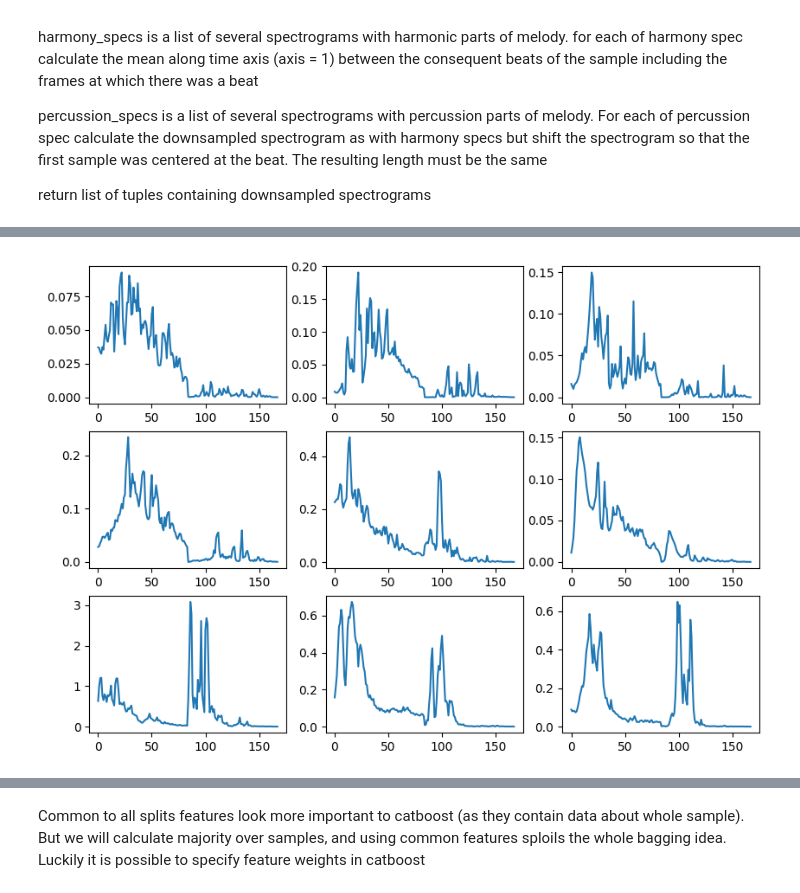
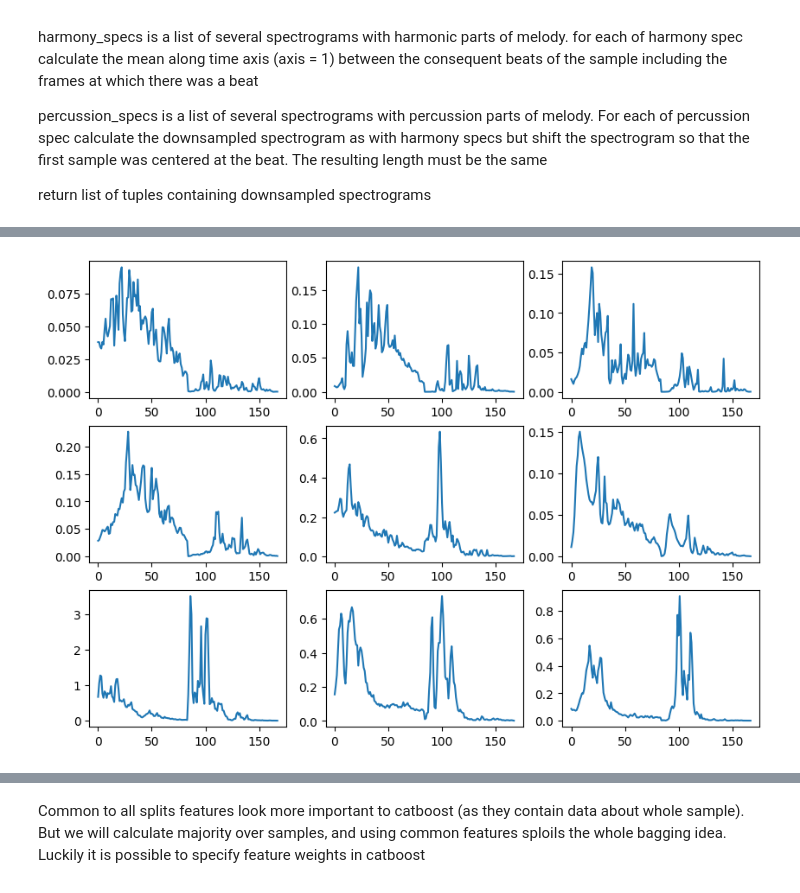
Before and after one commit to dmitrysluch/ariel-tds-music-genre, a Jupyter notebook: genre_detenction_ext.ipynb, the cells around one changed output, grey strips where cells are left out. Drawn from its saved outputs; the diff is of its cells as text; code cells hidden in the pictures.

```diff
--- a/genre_detenction_ext.ipynb
+++ b/genre_detenction_ext.ipynb
@@ -682,16 +687,16 @@ pd.DataFrame(
 # %%
 # It looks like the one of the most important features are high frequencies of drums, which is the last thing I expected. Lets check pictures:
 s_y = E_train.get_features(['s_y'])[:, 0]
 jazz_idx = np.where(s_y == 'jazz')[0][:3]
 rock_idx = np.where(s_y == 'rock')[0][:3]
 hip_hop_idx = np.where(s_y == 'hiphop')[0][:3]
 
 plt.figure().set_size_inches(10, 7)
 for pos, idx in enumerate(np.hstack([jazz_idx, rock_idx, hip_hop_idx])):
     plt.subplot(3, 3, pos + 1)
-    plt.plot(E_train.features['percussive_freq_stats'][idx])
+    plt.plot(E_train.features['percussive_per_freq_stats'][idx])
 # %% [output]
-[figure, old version]
+[figure, new version]
 # %%
 # Lets add BPM and RMS
 
```
Also changed, not shown: parts of 36 cells of this notebook, 1 other file.
